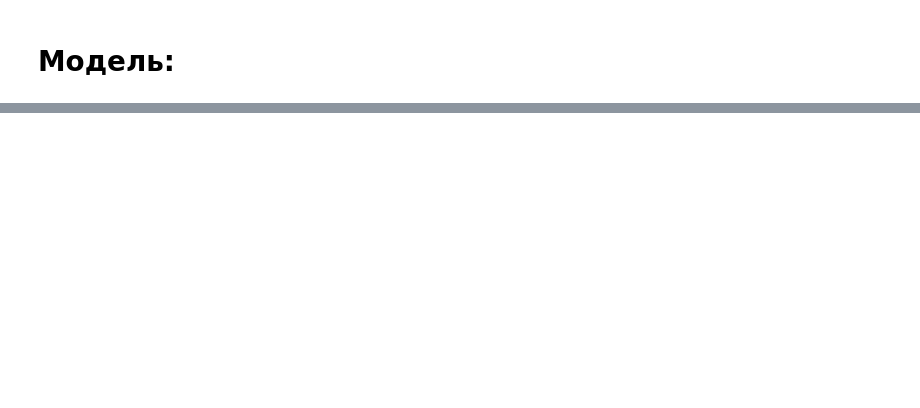
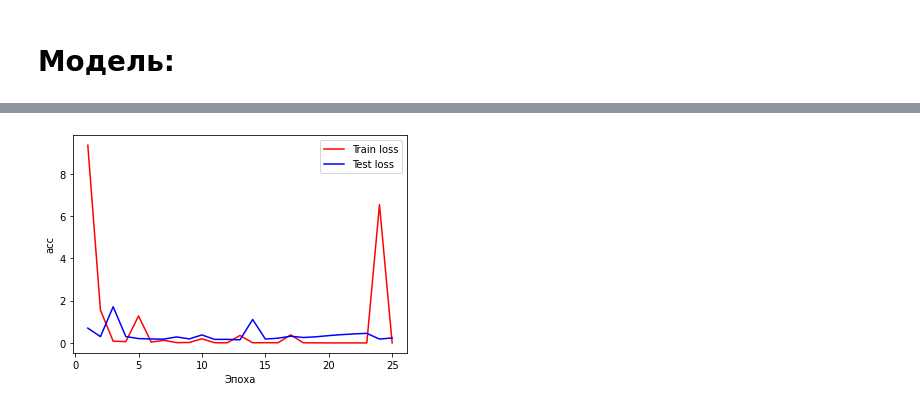
Before and after one commit to M3100Team/ML-model-training, a Jupyter notebook: training.ipynb, the cells around one changed output, grey strips where cells are left out. Cells and saved outputs as stored; diff of their text form; code cells hidden in the pictures; blank space fills up the shorter version.

```diff
--- a/training.ipynb
+++ b/training.ipynb
@@ -155,0 +185,9 @@ model.save('model_1.0.h5')
+# %%
+plt.plot(range(1, 26), history.history['loss'], 'b', c='red', label='Train loss')
+plt.plot(range(1, 26), history.history['val_loss'], 'b', label='Test loss')
+plt.xlabel('Эпоха')
+plt.ylabel('acc')
+plt.legend()
+plt.show()
+# %% [output]
+[figure, added]
```
Also changed, not shown: parts of 21 cells of this notebook.
